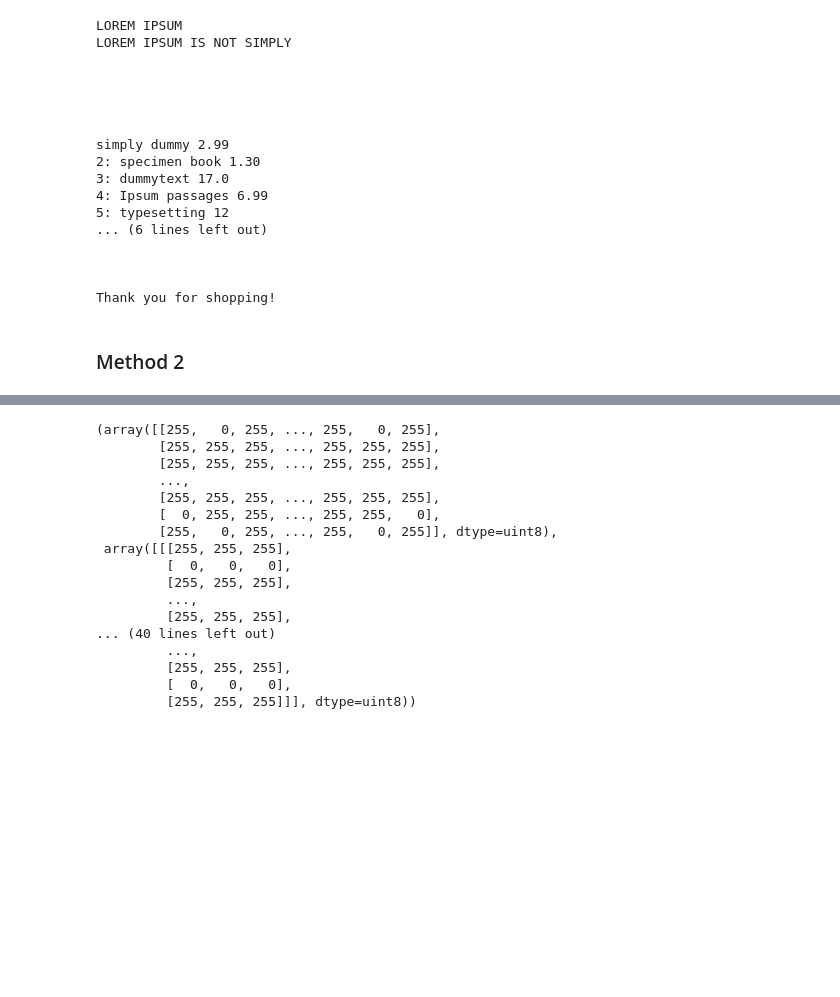
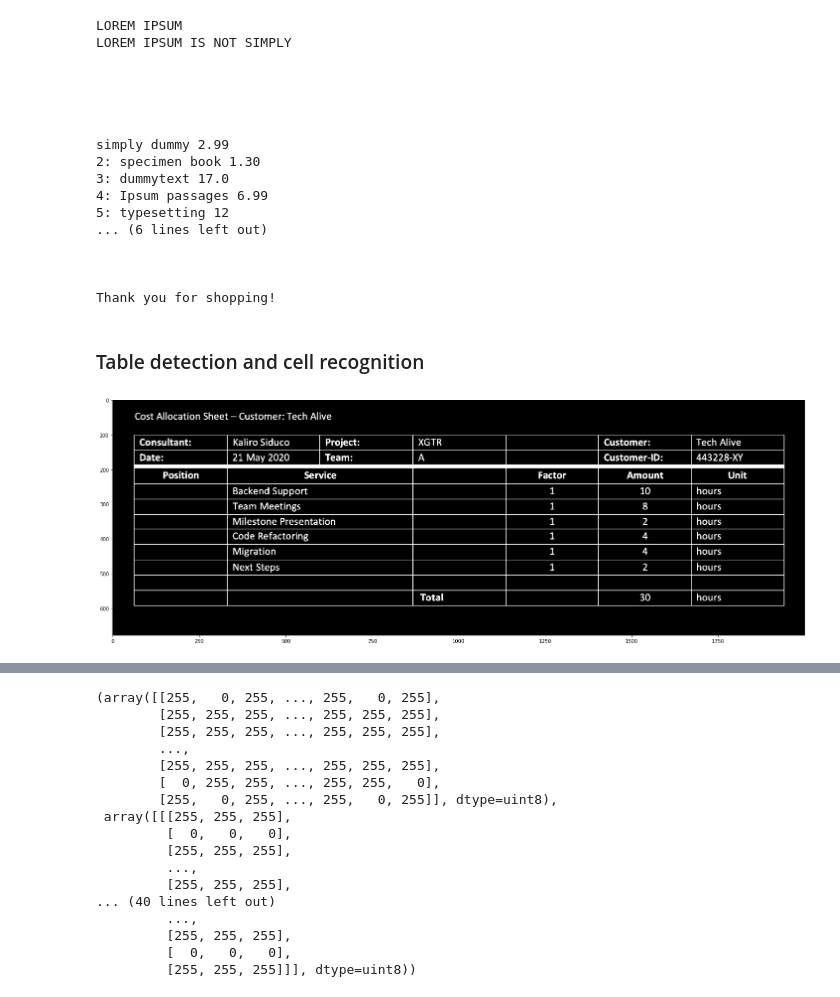
Before and after one commit to alex31425/BDA798, a Jupyter notebook: BDA798.ipynb, the cells around one changed output, grey strips where cells are left out. Cells and saved outputs as stored; diff of their text form; code cells hidden in the pictures; blank space fills up the shorter version.

```diff
--- a/BDA798.ipynb
+++ b/BDA798.ipynb
@@ -32,5 +32,18 @@ simply dummy 2.99
 
 
 Thank you for shopping!
-# %% [markdown]
-### Method 2
+# %% [markdown]
+###  Table detection and cell recognition
+# %%
+file=r'tabular_data.png'
+img = cv2.imread(file,0)
+# %%
+thresh,img_bin = cv2.threshold(img,128,255,cv2.THRESH_BINARY |cv2.THRESH_OTSU)
+# %%
+img_bin = 255-img_bin
+cv2.imwrite('tabular_data.png',img_bin)
+plt.figure(figsize = (25,10))
+plotting = plt.imshow(img_bin,cmap='gray')
+plt.show()
+# %% [output]
+[figure, added]
```
Also changed, not shown: parts of 17 cells of this notebook.
